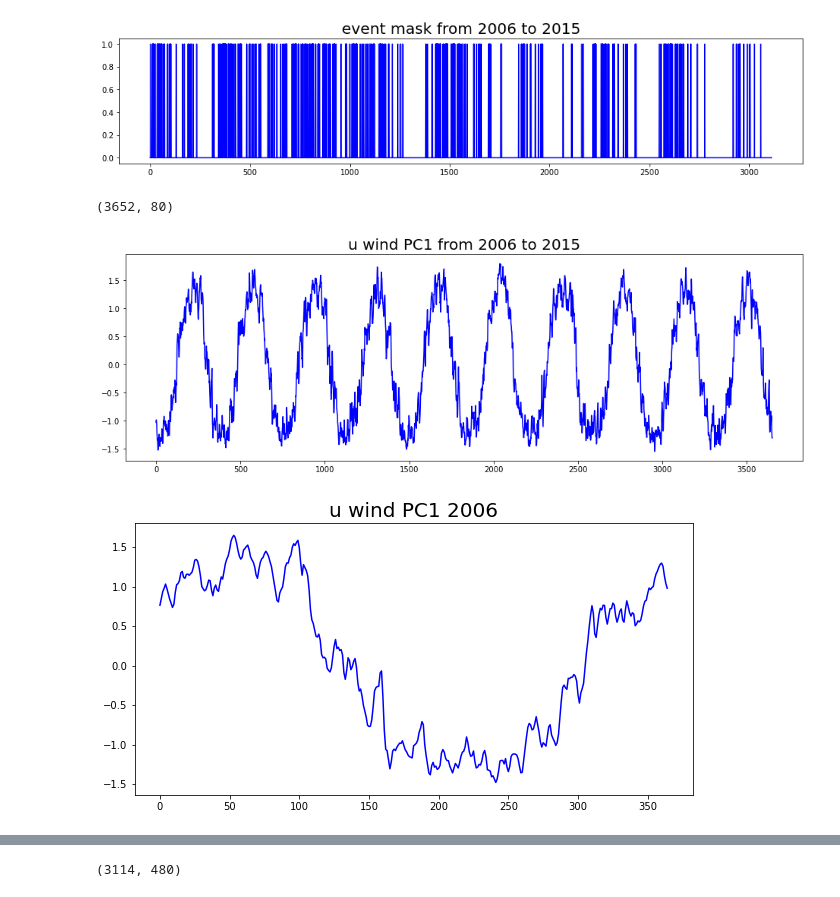
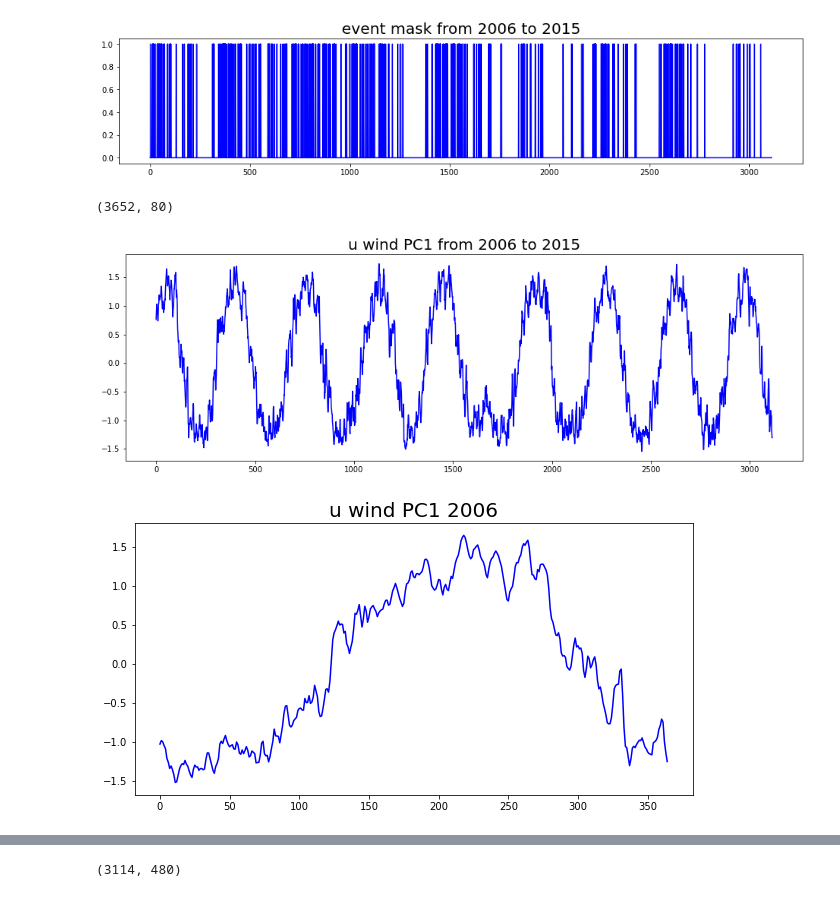
Before and after one commit to jerryjerry9/cloudsat_ml_predict_event, a Jupyter notebook: glm_pre_result_nor.ipynb, the cells around one changed output, grey strips where cells are left out. Saved outputs shown, nothing was run; the diff lists cells and outputs as text; code cells hidden in the pictures.

```diff
--- a/glm_pre_result_nor.ipynb
+++ b/glm_pre_result_nor.ipynb
@@ -217,17 +217,17 @@ sel_z0615=z0615[allevent[:,0]>0]
 # %%
 print(u0615.shape)
 fig = plt.figure(figsize=(16,5))
-plt.plot(nor_u0615[:,0], 'b-')
+plt.plot(sel_nor_u0615[:,0], 'b-')
 plt.title('u wind PC1 from 2006 to 2015',fontsize=20)
 plt.show()
 fig = plt.figure(figsize=(10,5))
-plt.plot(sel_nor_u0615[:365,0], 'b-')
+plt.plot(nor_u0615[:365,0], 'b-')
 plt.title('u wind PC1 2006',fontsize=20)
 plt.show()
 # %% [output]
 (3652, 80)
-[figure, old version]
+[figure, new version]
-[figure, old version]
+[figure, new version]
 # %%
 fig = plt.figure(figsize=(16,5))
 plt.plot(sel_nor_v0615[:,0], 'b-')
```
Also changed, not shown: parts of 1 cell of this notebook.
